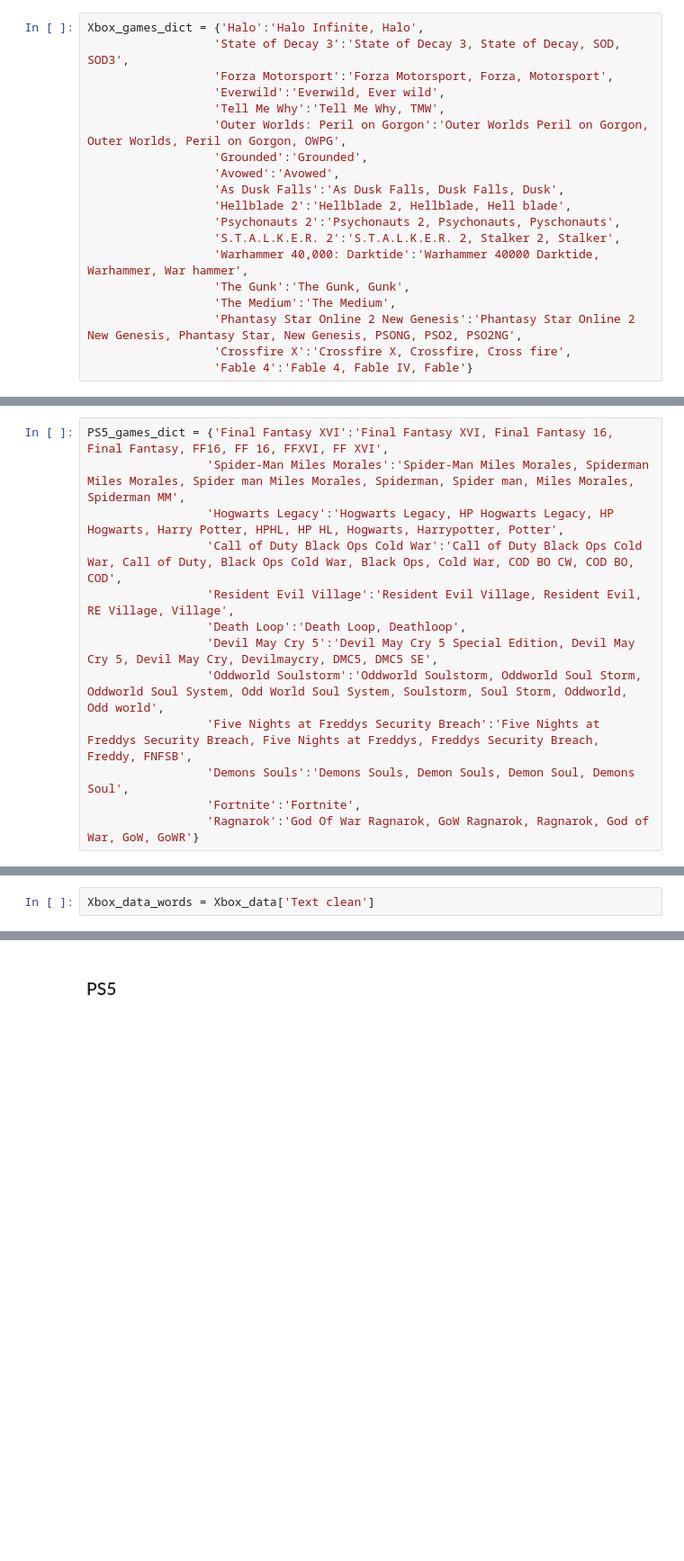
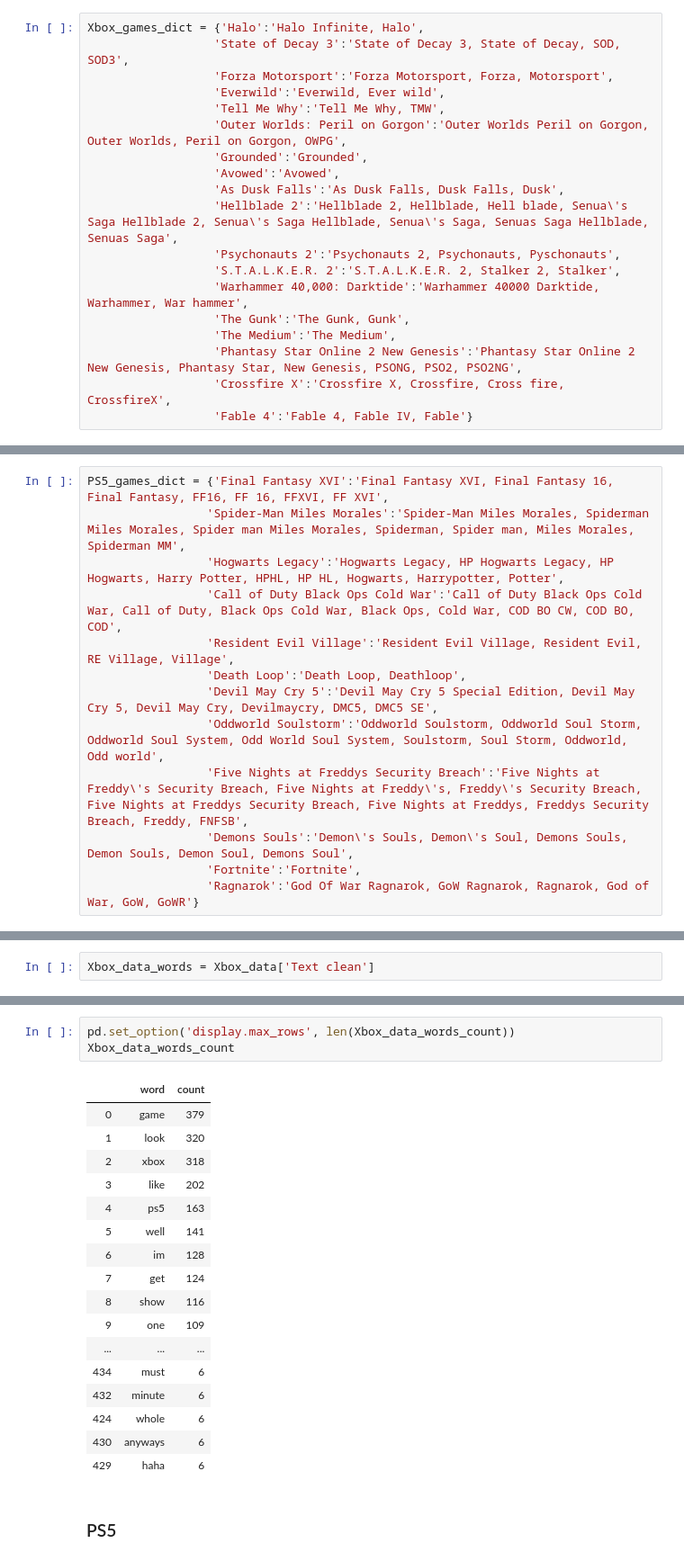
Before and after one commit to SalimAmarti/PS5_vs_XboxSeriesX, a Jupyter notebook: PS5 vs. Xbox Series X.ipynb, the cells around one changed output, grey strips where cells are left out. Shown at 90% size. Saved outputs shown, nothing was run; the diff lists cells and outputs as text; blank space fills up the shorter version.

```diff
--- a/PS5 vs. Xbox Series X.ipynb
+++ b/PS5 vs. Xbox Series X.ipynb
@@ -715,14 +705,14 @@ Xbox_games_dict = {'Halo':'Halo Infinite, Halo',
                   'Grounded':'Grounded',
                   'Avowed':'Avowed',
                   'As Dusk Falls':'As Dusk Falls, Dusk Falls, Dusk',
-                  'Hellblade 2':'Hellblade 2, Hellblade, Hell blade',
+                  'Hellblade 2':'Hellblade 2, Hellblade, Hell blade, Senua\'s Saga Hellblade 2, Senua\'s Saga Hellblade, Senua\'s Saga, Senuas Saga Hellblade, Senuas Saga',
                   'Psychonauts 2':'Psychonauts 2, Psychonauts, Pyschonauts',
                   'S.T.A.L.K.E.R. 2':'S.T.A.L.K.E.R. 2, Stalker 2, Stalker',
                   'Warhammer 40,000: Darktide':'Warhammer 40000 Darktide, Warhammer, War hammer',
                   'The Gunk':'The Gunk, Gunk',
                   'The Medium':'The Medium',
                   'Phantasy Star Online 2 New Genesis':'Phantasy Star Online 2 New Genesis, Phantasy Star, New Genesis, PSONG, PSO2, PSO2NG',
-                  'Crossfire X':'Crossfire X, Crossfire, Cross fire',
+                  'Crossfire X':'Crossfire X, Crossfire, Cross fire, CrossfireX',
                   'Fable 4':'Fable 4, Fable IV, Fable'}
 # %%
 Xbox_data_games = pd.DataFrame(Xbox_data[['Text with games','Sentiment - TVD']])
@@ -838,8 +828,8 @@ PS5_games_dict = {'Final Fantasy XVI':'Final Fantasy XVI, Final Fantasy 16, Fina
                  'Death Loop':'Death Loop, Deathloop',
                  'Devil May Cry 5':'Devil May Cry 5 Special Edition, Devil May Cry 5, Devil May Cry, Devilmaycry, DMC5, DMC5 SE',
                  'Oddworld Soulstorm':'Oddworld Soulstorm, Oddworld Soul Storm, Oddworld Soul System, Odd World Soul System, Soulstorm, Soul Storm, Oddworld, Odd world',
-                 'Five Nights at Freddys Security Breach':'Five Nights at Freddys Security Breach, Five Nights at Freddys, Freddys Security Breach, Freddy, FNFSB',
-                 'Demons Souls':'Demons Souls, Demon Souls, Demon Soul, Demons Soul',
+                 'Five Nights at Freddys Security Breach':'Five Nights at Freddy\'s Security Breach, Five Nights at Freddy\'s, Freddy\'s Security Breach, Five Nights at Freddys Security Breach, Five Nights at Freddys, Freddys Security Breach, Freddy, FNFSB',
+                 'Demons Souls':'Demon\'s Souls, Demon\'s Soul, Demons Souls, Demon Souls, Demon Soul, Demons Soul',
                  'Fortnite':'Fortnite',
                  'Ragnarok':'God Of War Ragnarok, GoW Ragnarok, Ragnarok, God of War, GoW, GoWR'}
 # %%
@@ -950,3 +920,24 @@ Xbox_data_words_count
+# %%
+pd.set_option('display.max_rows', len(Xbox_data_words_count))
+Xbox_data_words_count
+# %% [output]
+|  | word | count |
+| 0 | game | 379 |
+| 1 | look | 320 |
+| 2 | xbox | 318 |
+| 3 | like | 202 |
+| 4 | ps5 | 163 |
+| 5 | well | 141 |
+| 6 | im | 128 |
+| 7 | get | 124 |
+| 8 | show | 116 |
+| 9 | one | 109 |
+| ... | ... | ... |
+| 434 | must | 6 |
+| 432 | minute | 6 |
+| 424 | whole | 6 |
+| 430 | anyways | 6 |
+| 429 | haha | 6 |
 # %% [markdown]
 ### PS5
 # %%
```
Also changed, not shown: parts of 14 cells of this notebook.
